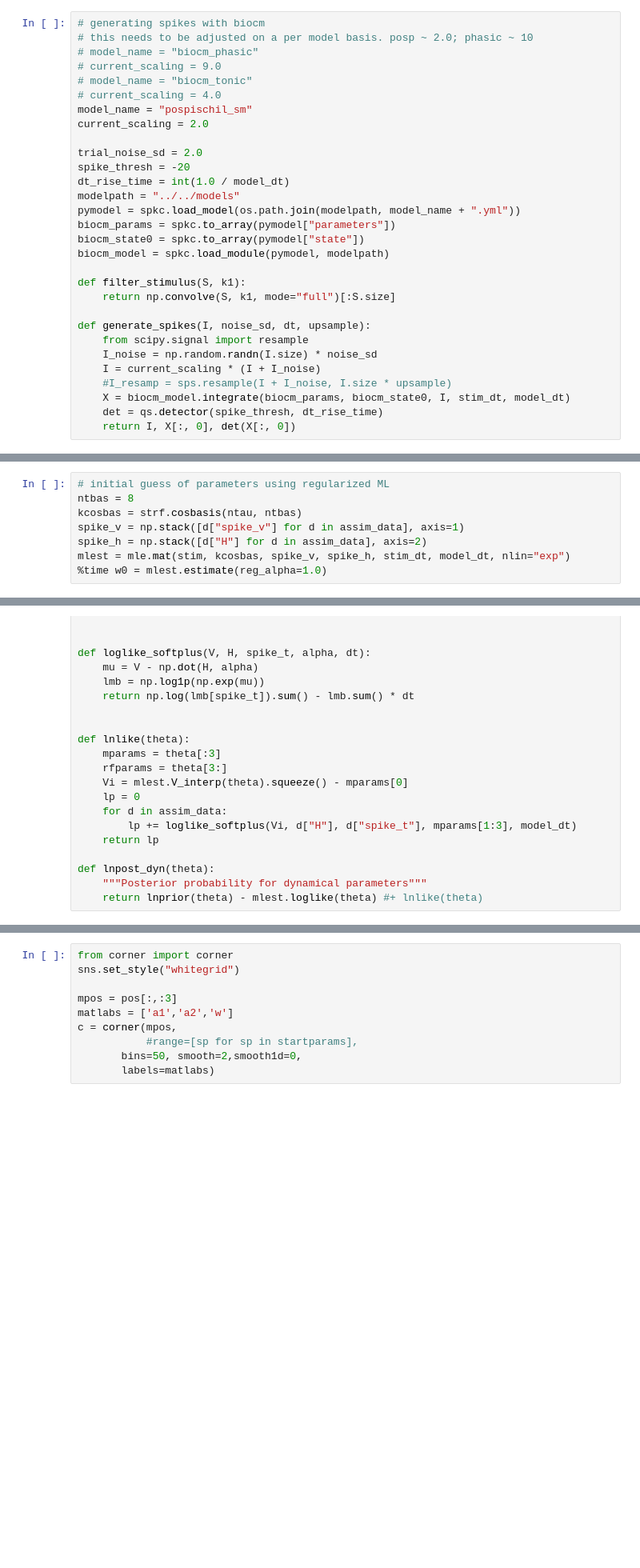
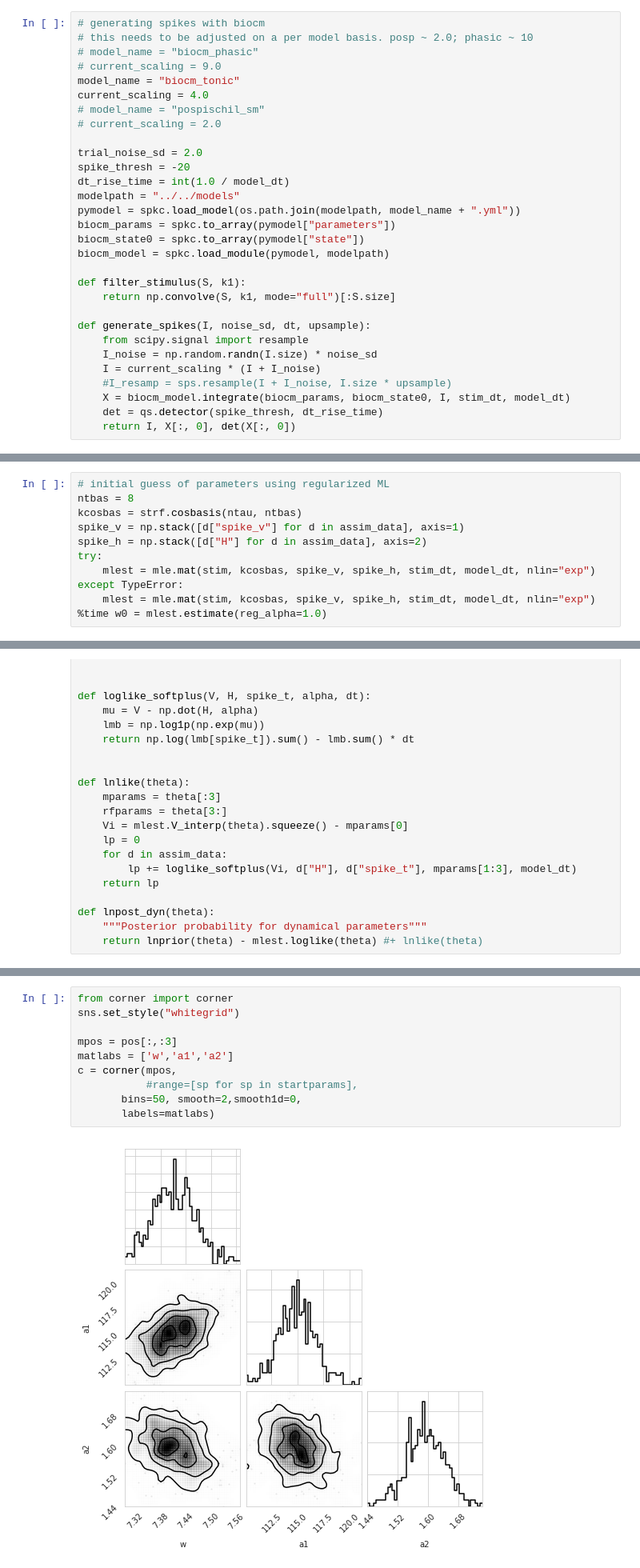
Before and after one commit to melizalab/dstrf, a Jupyter notebook: notebooks/demos/glm_univariate_biocm.ipynb, the cells around one changed output, grey strips where cells are left out. Shown at 80% size. Drawn from its saved outputs; the diff is of its cells as text; blank space fills up the shorter version.

```diff
--- a/notebooks/demos/glm_univariate_biocm.ipynb
+++ b/notebooks/demos/glm_univariate_biocm.ipynb
@@ -53,10 +55,10 @@ We are also using gaussian white noise here.
 # this needs to be adjusted on a per model basis. posp ~ 2.0; phasic ~ 10
 # model_name = "biocm_phasic"
 # current_scaling = 9.0
-# model_name = "biocm_tonic"
-# current_scaling = 4.0
-model_name = "pospischil_sm"
-current_scaling = 2.0
+model_name = "biocm_tonic"
+current_scaling = 4.0
+# model_name = "pospischil_sm"
+# current_scaling = 2.0
 
 trial_noise_sd = 2.0
 spike_thresh = -20
@@ -133,5 +138,8 @@ ntbas = 8
 kcosbas = strf.cosbasis(ntau, ntbas)
 spike_v = np.stack([d["spike_v"] for d in assim_data], axis=1)
 spike_h = np.stack([d["H"] for d in assim_data], axis=2)
-mlest = mle.mat(stim, kcosbas, spike_v, spike_h, stim_dt, model_dt, nlin="exp")
+try:
+    mlest = mle.mat(stim, kcosbas, spike_v, spike_h, stim_dt, model_dt, nlin="exp")
+except TypeError:
+    mlest = mle.mat(stim, kcosbas, spike_v, spike_h, stim_dt, model_dt, nlin="exp")
 %time w0 = mlest.estimate(reg_alpha=1.0)
@@ -280,13 +324,15 @@ for ff in (kconv, kmap):
 # %%
 from corner import corner
 sns.set_style("whitegrid")
 
 mpos = pos[:,:3]
-matlabs = ['a1','a2','w']
+matlabs = ['w','a1','a2']
 c = corner(mpos,
            #range=[sp for sp in startparams],
        bins=50, smooth=2,smooth1d=0,
        labels=matlabs)
+# %% [output]
+[figure, added]
 # %%
 # simulate test data
 def predict_spikes_current(I, params, dt, upsample):
```
Also changed, not shown: parts of 9 cells of this notebook, 1 other file.
